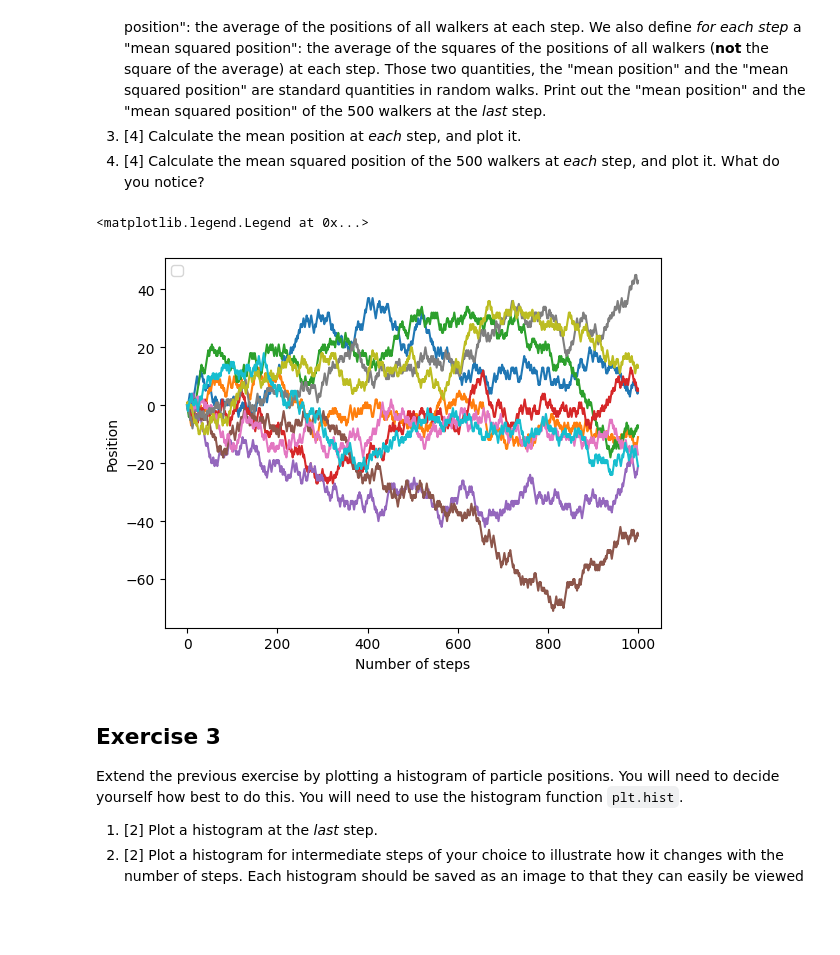
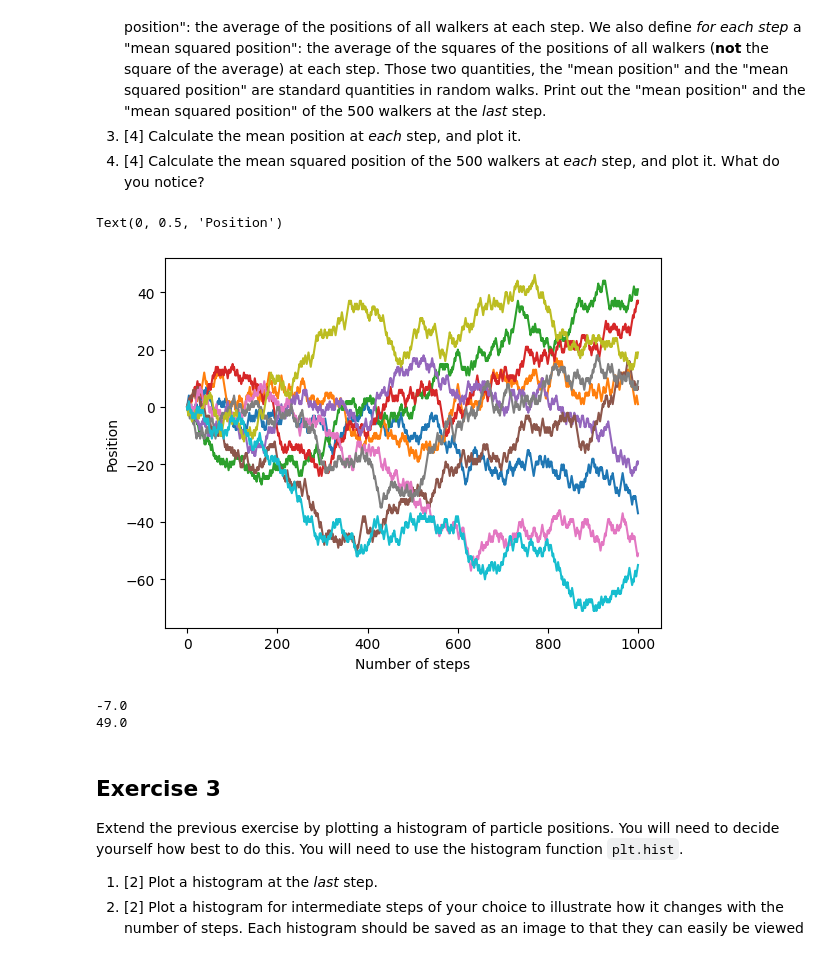
Before and after one commit to PX2145-2025/week-7-b-Finlay-Hall, a Jupyter notebook: Random_walk.ipynb, the cells around one changed output. Drawn from its saved outputs; the diff is of its cells as text; code cells hidden in the pictures; blank space fills up the shorter version.

```diff
--- a/Random_walk.ipynb
+++ b/Random_walk.ipynb
@@ -110,40 +110,47 @@ plot it. What do you notice?
 # %%
 def walk(steps, N):
     '''
     steps is the length of the 2-D random walk vector returned
     '''
     particles = np.zeros((steps, N), int)  # initialise the array of integers
     x[0] = 0  # start at the origin
     for i in range(1, len(x)):
         rnd = random()  # rnd selected from [0,1)
         # step left or right randomly ...
         if (rnd<0.5):
             x[i] = x[i-1] + 1  # steps right one unit
         else:
             x[i] = x[i-1] - 1 # steps left one unit
     return x
 
 
 steps = 1000
 N = 10
 
 for steps in range(N):
   x_plot = walk(steps, N)
   plt.plot(x_plot)
 
 plt.xlabel('Number of steps')
 plt.ylabel('Position')
-plt.legend(loc='upper left')
 # %% [output]
-<matplotlib.legend.Legend at 0x...>
+Text(0, 0.5, 'Position')
-[figure, old version]
+[figure, new version]
 # %%
+steps = 1000
 N = 500
 
 for steps in range(N):
-  walk(steps, N)
+  position = walk(steps, N)
 
-mean =
+mean = np.average(position[999])
+print(mean)
+
+mean_squared = np.average((position**2)[999])
+print(mean_squared)
+# %% [output]
+-7.0
+49.0
 # %% [markdown]
 ## Exercise 3
 Extend the previous exercise by plotting a histogram of particle positions. You will need to decide yourself how best to do this. You will need to use the histogram function `plt.hist`.
```
